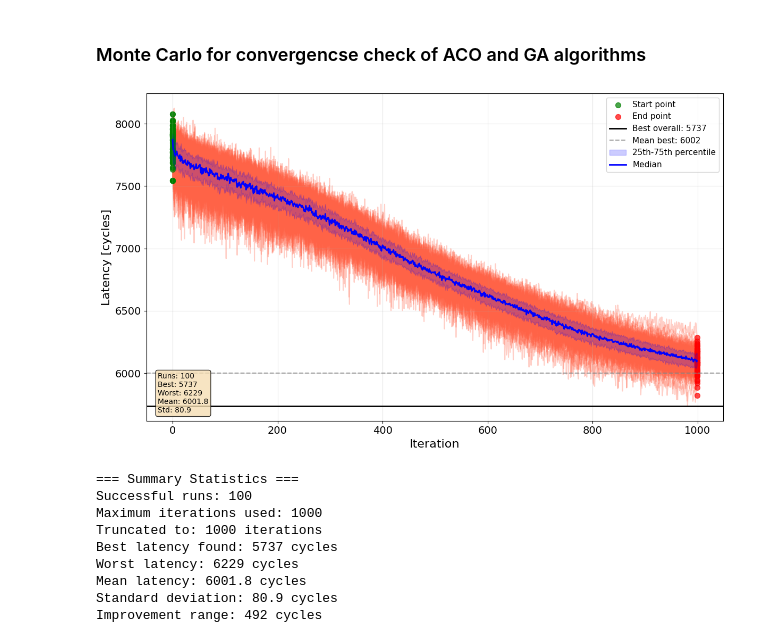
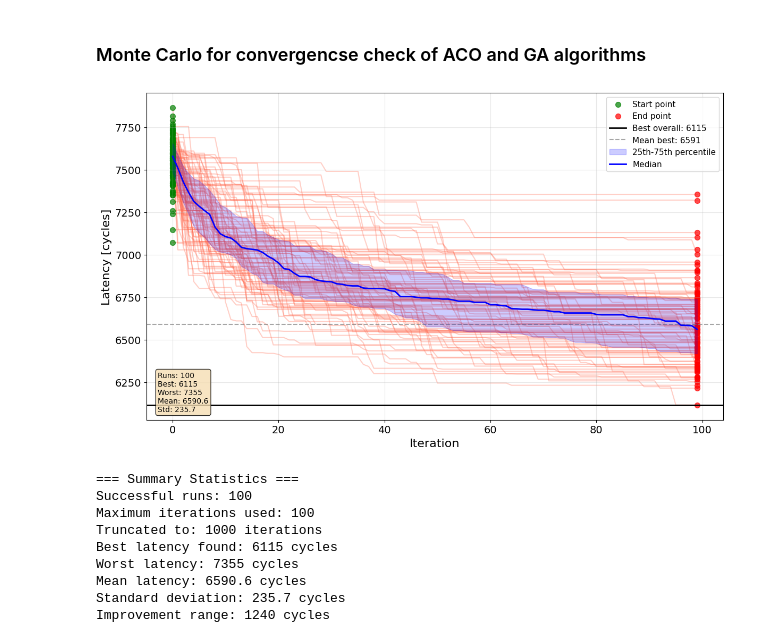
Before and after one commit to jjastrz14/ReNOS, a Jupyter notebook: notebooks/monte_carlo_convergence.ipynb, the cells around one changed output. Saved outputs shown, nothing was run; the diff lists cells and outputs as text; code cells hidden in the pictures.

```diff
--- a/notebooks/monte_carlo_convergence.ipynb
+++ b/notebooks/monte_carlo_convergence.ipynb
@@ -9,12 +9,12 @@ absolute_bests_print = True
 confidense_interval_print = True
 
 #ACO MC LeNet 1k
-BASE_DIR = "../data/ACO_run_array_LeNet_1k_MC"
-NAME_DIR = "ACO_LeNet4"
+#BASE_DIR = "../data/ACO_run_array_LeNet_1k_MC"
+#NAME_DIR = "ACO_LeNet4"
 
 #GA MC LeNet 100 it
-#BASE_DIR = "../data/GA_MC_run_100_it_15_July"
-#NAME_DIR = "GA_LeNet4"
+BASE_DIR = "../data/GA_MC_run_100_it_15_July"
+NAME_DIR = "GA_LeNet4"
 
 folders = sorted([f for f in os.listdir(BASE_DIR) if f.startswith(NAME_DIR)])
 
@@ -123,40 +123,40 @@ if confidense_interval_print:
         padded = np.full(max_len, run[-1])  # Pad with final value
         padded[:len(run)] = run
         padded_runs.append(padded)
 
     runs_array = np.array(padded_runs)
     percentile_25 = np.percentile(runs_array, 25, axis=0)
     percentile_75 = np.percentile(runs_array, 75, axis=0)
     median = np.percentile(runs_array, 50, axis=0)
 
     iterations = np.arange(max_len)
     ax.fill_between(iterations, percentile_25, percentile_75,
                     alpha=0.2, color='blue', label='25th-75th percentile', zorder=2)
     ax.plot(median, color='blue', linewidth=2, label='Median', zorder=2)
     ax.legend(loc='best')
 
 plt.tight_layout()
 plt.show()
 
 # Print summary statistics
 if absolute_bests:
     print(f"\n=== Summary Statistics ===")
     print(f"Successful runs: {successful_runs}")
     print(f"Maximum iterations used: {max_iterations}")
     print(f"Truncated to: {MAX_ITERATIONS} iterations")
     print(f"Best latency found: {min_abs_best:.0f} cycles")
     print(f"Worst latency: {max_abs_best:.0f} cycles")
     print(f"Mean latency: {mean_abs_best:.1f} cycles")
     print(f"Standard deviation: {np.std(absolute_bests):.1f} cycles")
     print(f"Improvement range: {max_abs_best - min_abs_best:.0f} cycles")
 # %% [output]
-[figure, old version]
+[figure, new version]
 === Summary Statistics ===
 Successful runs: 100
-Maximum iterations used: 1000
+Maximum iterations used: 100
 Truncated to: 1000 iterations
-Best latency found: 5737 cycles
-Worst latency: 6229 cycles
-Mean latency: 6001.8 cycles
-Standard deviation: 80.9 cycles
-Improvement range: 492 cycles
+Best latency found: 6115 cycles
+Worst latency: 7355 cycles
+Mean latency: 6590.6 cycles
+Standard deviation: 235.7 cycles
+Improvement range: 1240 cycles
```
Also changed, not shown: 1 other file.
